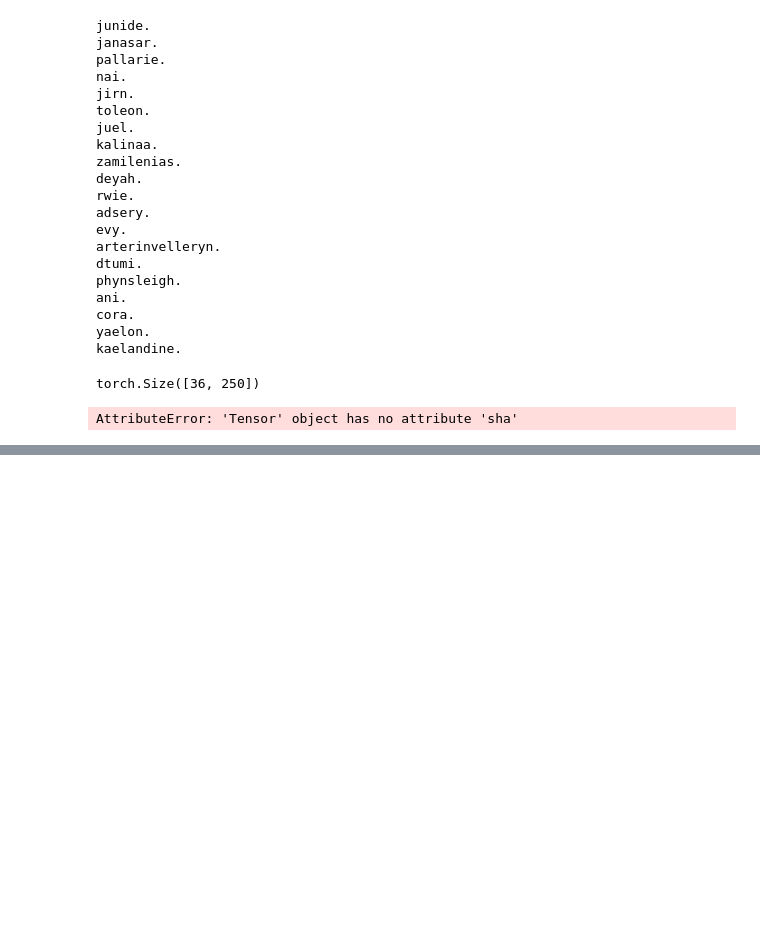
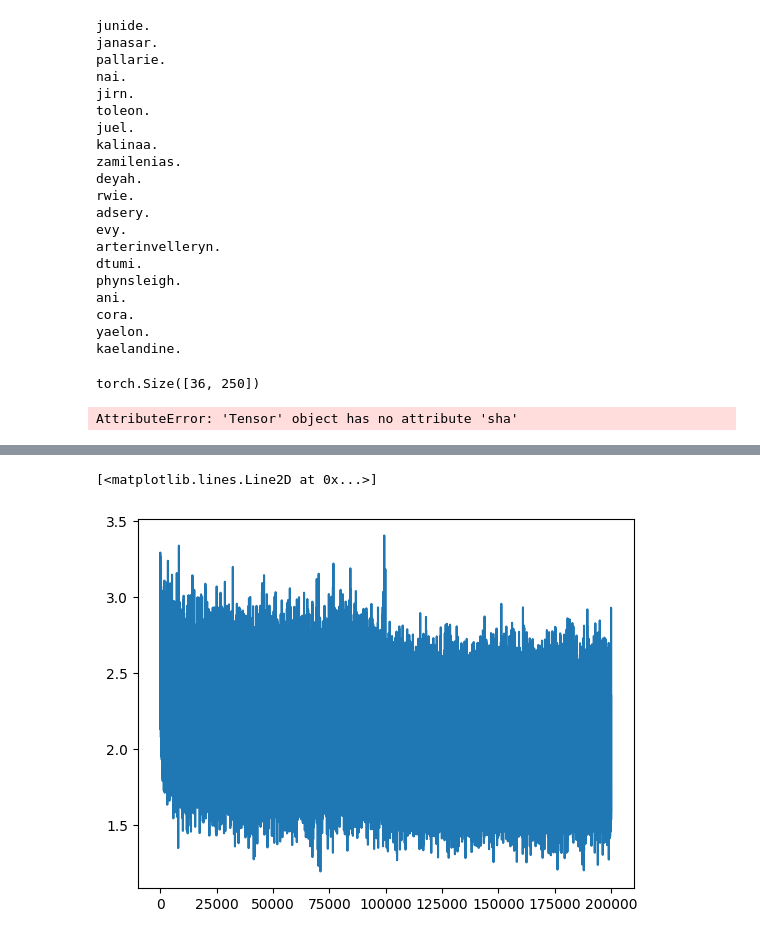
Before and after one commit to igarg2001/makemore, a Jupyter notebook: build_makemore_MLP.ipynb, the cells around one changed output, grey strips where cells are left out. Drawn from its saved outputs; the diff is of its cells as text; code cells hidden in the pictures; blank space fills up the shorter version.

```diff
--- a/build_makemore_MLP.ipynb
+++ b/build_makemore_MLP.ipynb
@@ -499,0 +654,5 @@ AttributeError: 'Tensor' object has no attribute 'sha'
+# %%
+plt.plot(stepi, lossi)
+# %% [output]
+[<matplotlib.lines.Line2D at 0x...>]
+[figure, added]
```
Also changed, not shown: parts of 15 cells of this notebook.
